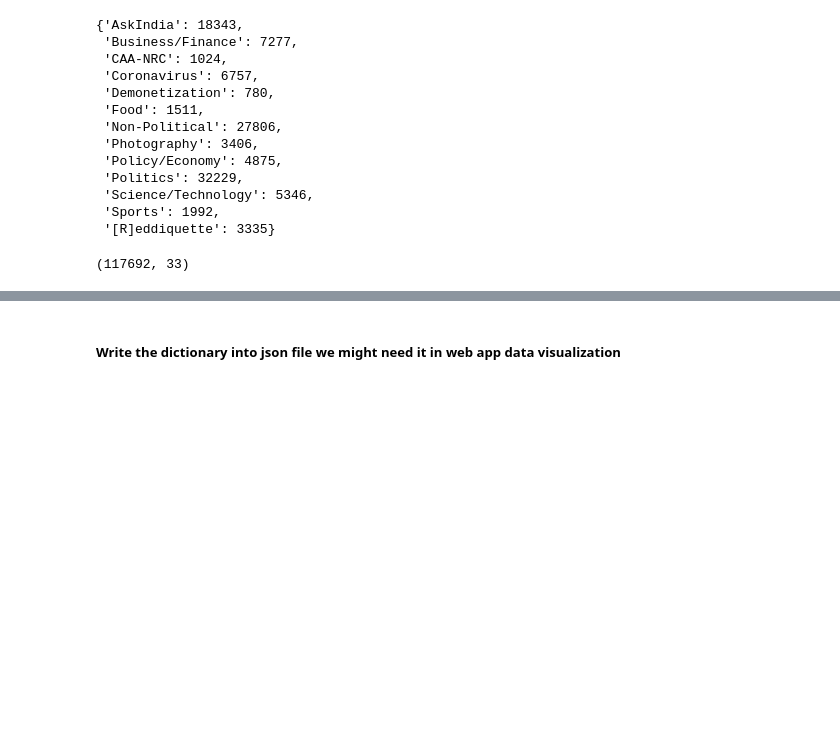
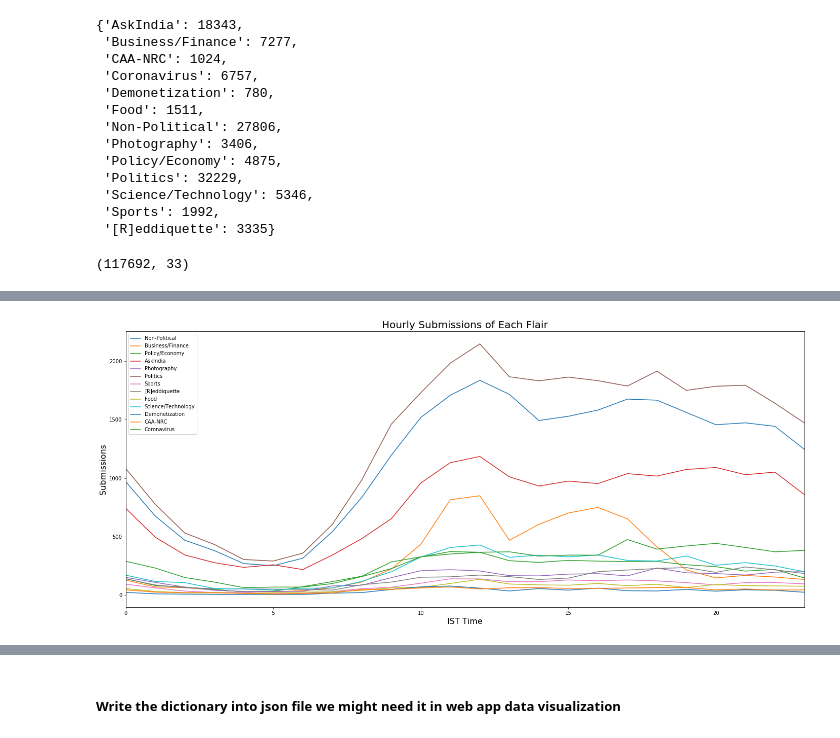
Before and after one commit to macabdul9/reddit-flait-detector, a Jupyter notebook: notebooks/reddit_flair_data_acquisation_June_2019.ipynb, the cells around one changed output, grey strips where cells are left out. Saved outputs shown, nothing was run; the diff lists cells and outputs as text; code cells hidden in the pictures; blank space fills up the shorter version.

```diff
--- a/notebooks/reddit_flair_data_acquisation_June_2019.ipynb
+++ b/notebooks/reddit_flair_data_acquisation_June_2019.ipynb
@@ -412,0 +440,18 @@ new_df = df_no_missing_flairs.drop(index)
+# %%
+%%time
+
+"""
+    This is very elegant code to plot the hourly submission for each flair
+    The idea is to filter the submission according to flair and group it by hour and then plot the line
+    Repeat the process for each flair
+"""
+plt.figure(figsize=(24, 10))
+for flair in new_df.link_flair_text.unique():
+    new_df.link_flair_text[new_df.link_flair_text==flair].groupby(new_df.hour).count().plot.line(label=flair)
+plt.title("Hourly Submissions of Each Flair", fontdict={"fontsize":20})
+plt.ylabel("Submissions", fontdict={"fontsize":16})
+plt.xlabel("IST Time", fontdict={"fontsize":16})
+plt.legend()
+plt.show()
+# %% [output]
+[figure, added]
```
Also changed, not shown: parts of 16 cells of this notebook.
